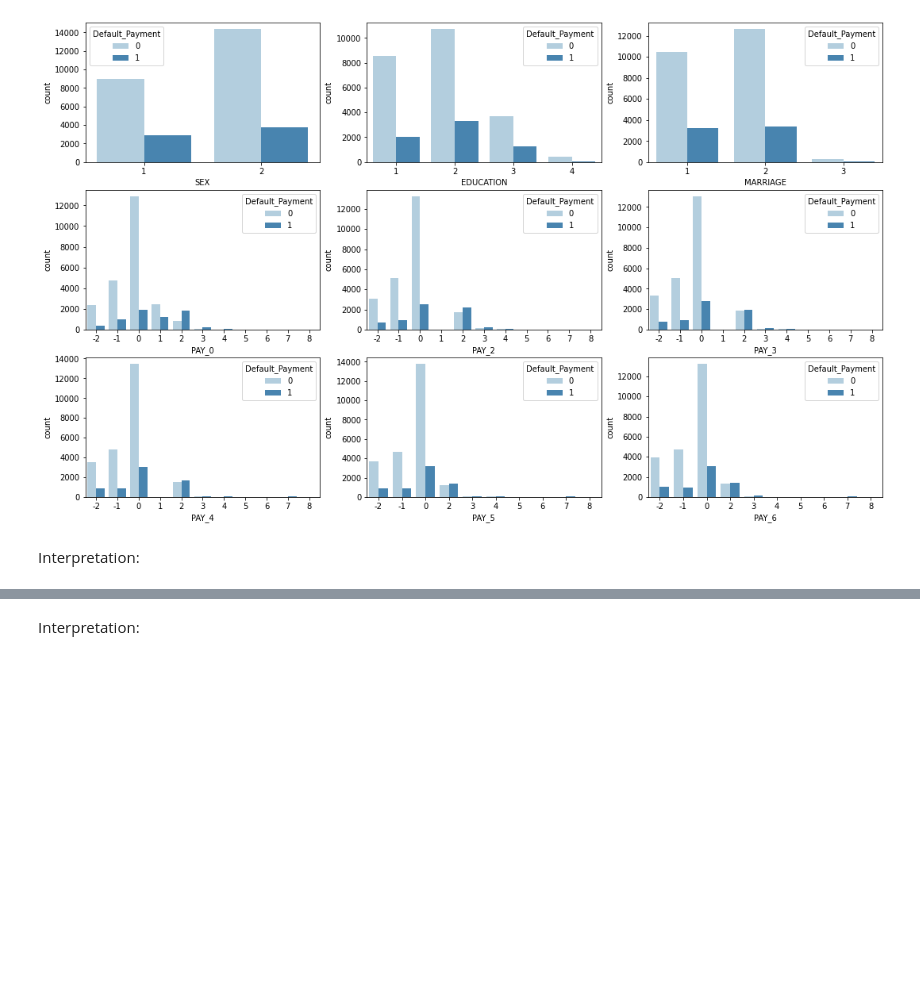
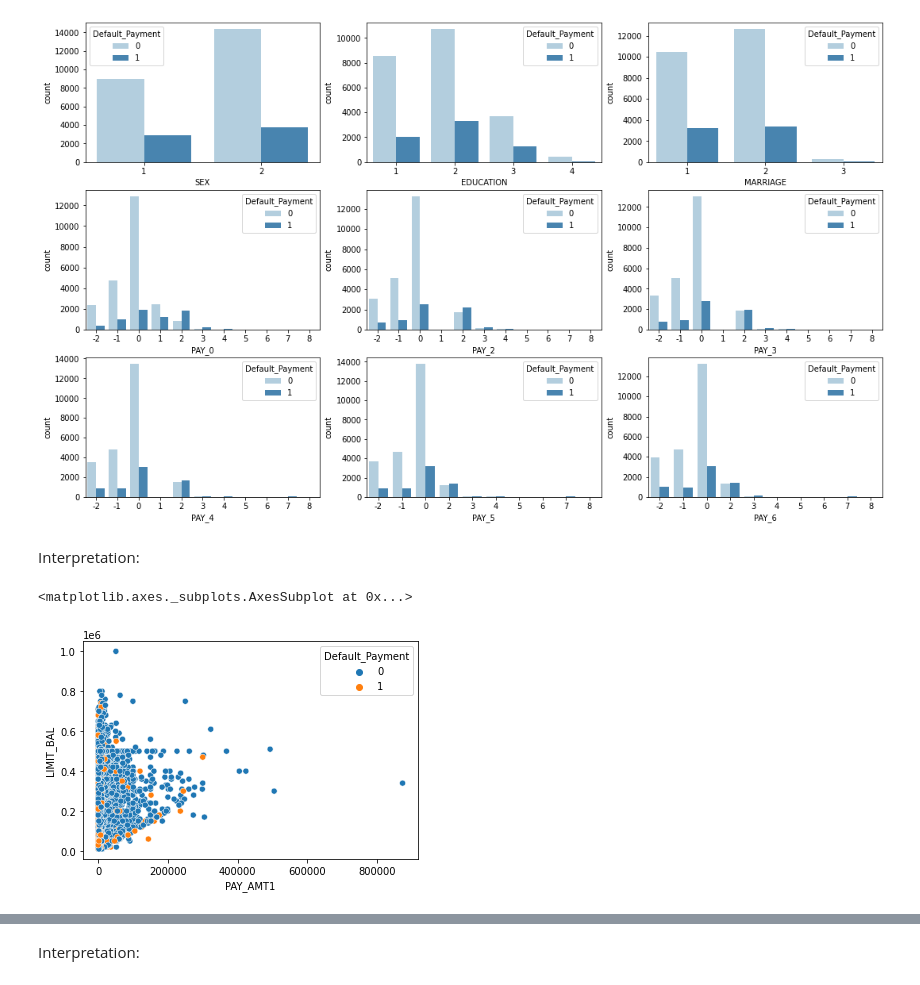
Before and after one commit to nikitha-ramchander/Credit-Card-Client, a Jupyter notebook: CreditCardProject.ipynb, the cells around one changed output, grey strips where cells are left out. Cells and saved outputs as stored; diff of their text form; code cells hidden in the pictures; blank space fills up the shorter version.

```diff
--- a/CreditCardProject.ipynb
+++ b/CreditCardProject.ipynb
@@ -219,3 +226,8 @@ ax9.legend(title = 'Default_Payment', loc = 'upper right')
 [figure]
 # %% [markdown]
 Interpretation:
+# %%
+sns.scatterplot(data=credit_card, x="PAY_AMT1", y="LIMIT_BAL", hue="Default_Payment")
+# %% [output]
+<matplotlib.axes._subplots.AxesSubplot at 0x...>
+[figure, added]
```
Also changed, not shown: parts of 9 cells of this notebook.
